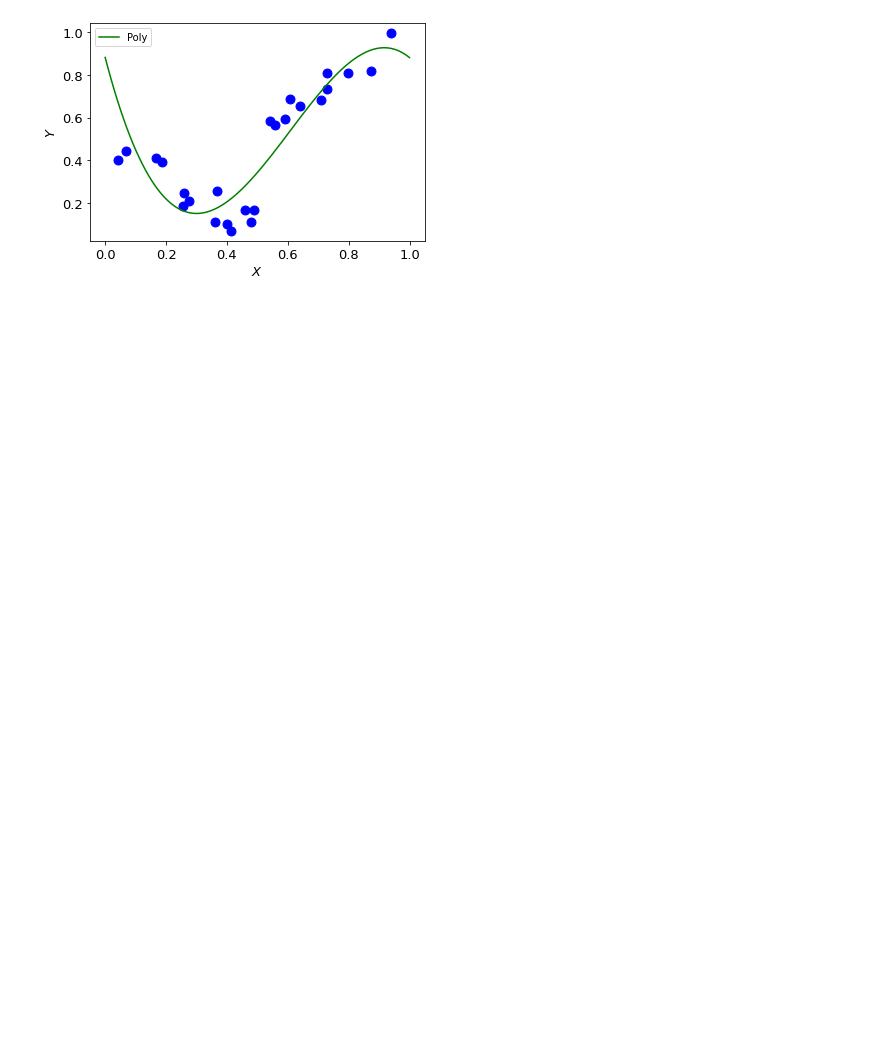
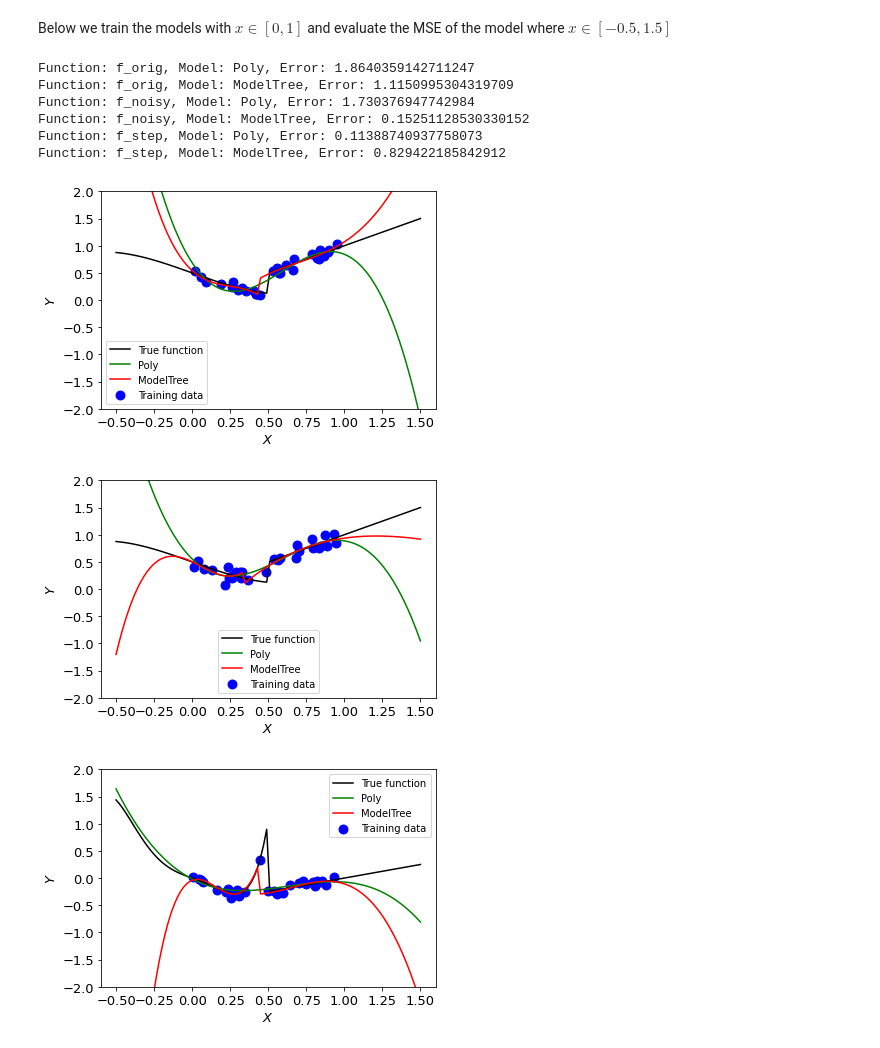
Before and after one commit to barneyhill/blogs, a Jupyter notebook: motivation/motivation-blog.ipynb, the cells around one changed output. Cells and saved outputs as stored; diff of their text form; code cells hidden in the pictures; blank space fills up the shorter version.

```diff
--- a/motivation/motivation-blog.ipynb
+++ b/motivation/motivation-blog.ipynb
@@ -78,9 +98,46 @@ class PolyTree:
+# %%
+def f_noisy(x, noise):
+
+    if noise:
+        noise = 0.1 * st.norm.rvs(0, 1)
+    else:
+        noise = 0
+    if x < 0.5:
+        return x**3 - x + 0.5 + noise
+    elif x > 0.5:
+        return x + noise
+# %%
+def f_step(x, noise):
+    if noise:
+        noise = 0.05 * st.norm.rvs(0, 1)
+    else:
+        noise = 0
+    if x < 0.5:
+        return 50*x**5+20*x**4-10*x**3-x + noise
+    else:
+        return 0.5*x-0.5 + noise
+# %% [markdown]
+Below we train the models with $x \in [0,1]$ and evaluate the MSE of the model where $x \in [-0.5,1.5]$
 # %%
-X, y = sample(25)
-X = np.reshape(X, (X.shape[0], 1))
-y = np.reshape(y, (y.shape[0], 1))
+for f in [f_orig, f_noisy, f_step]:
+    X, y = sample(30, f, [0,1])
+    X = np.reshape(X, (X.shape[0], 1))
+    y = np.reshape(y, (y.shape[0], 1))
 
-poly = Poly(3)
-plot([poly], X, y)
+    poly = Poly(3)
+
+    model = PolyTree()
+    model_tree = ModelTree(model, max_depth=2, min_samples_leaf=10,
+                           search_type="greedy", n_search_grid=100)
+
+    plot([poly, model_tree], f, X, y)
 # %% [output]
+Function: f_orig, Model: Poly, Error: 1.8640359142711247
+Function: f_orig, Model: ModelTree, Error: 1.1150995304319709
+Function: f_noisy, Model: Poly, Error: 1.730376947742984
+Function: f_noisy, Model: ModelTree, Error: 0.15251128530330152
+Function: f_step, Model: Poly, Error: 0.11388740937758073
+Function: f_step, Model: ModelTree, Error: 0.829422185842912
-[figure, old version]
+[figure, new version]
+[figure, added]
+[figure, added]
```
Also changed, not shown: parts of 9 cells of this notebook, 1 other file.
